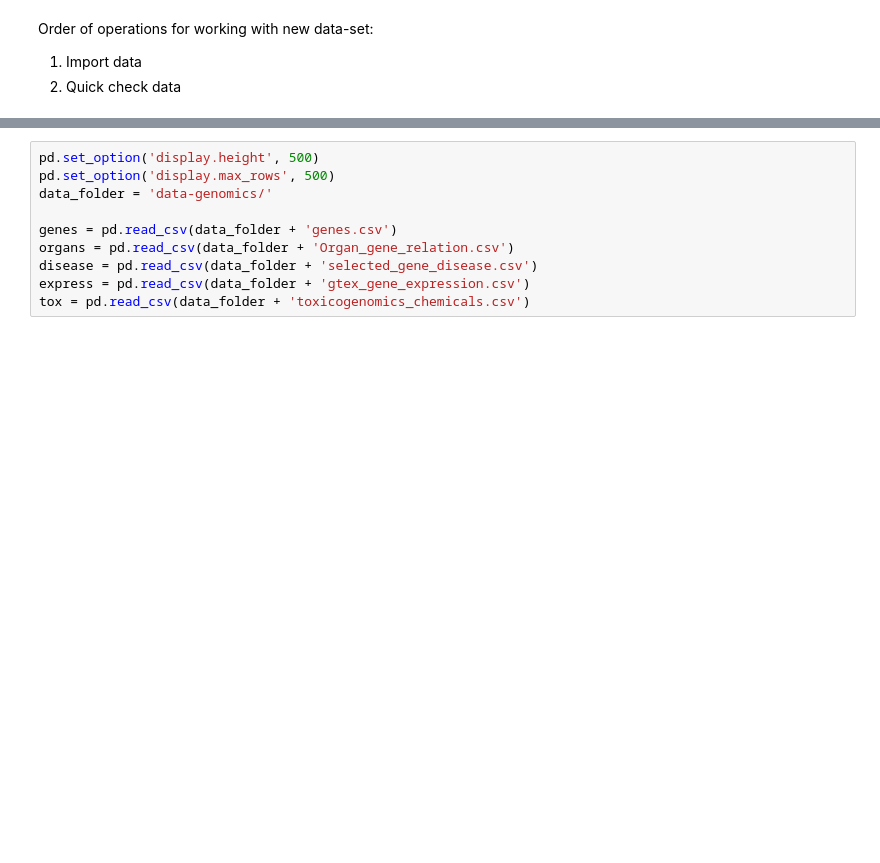
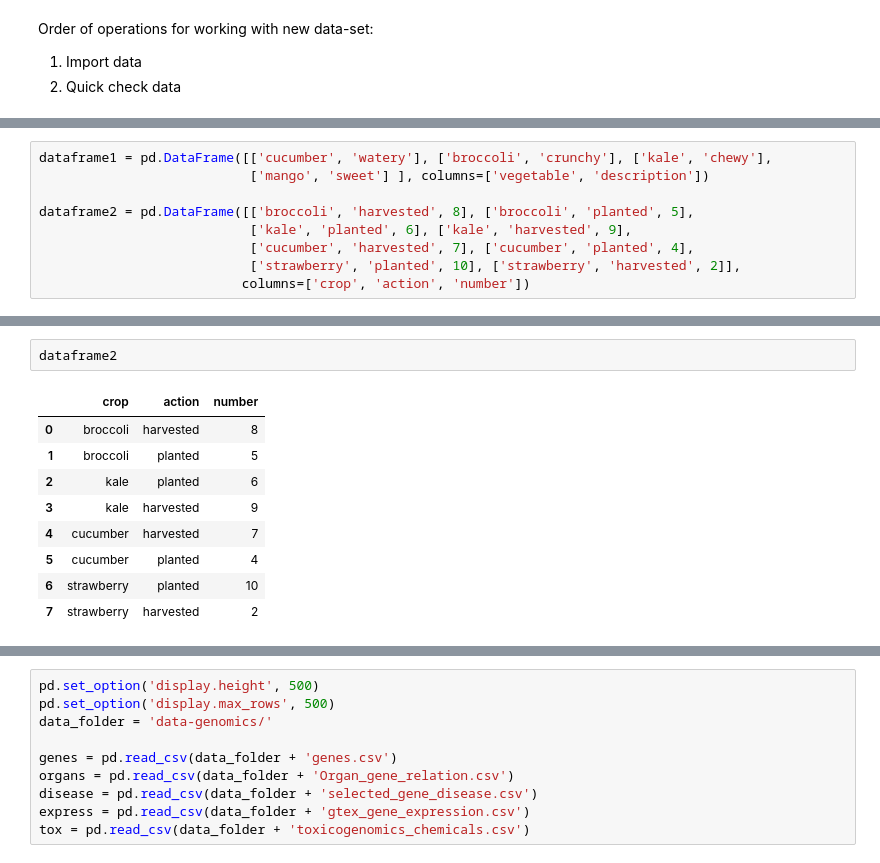
Before and after one commit to moranse/20171104-MichiganDatathon, a Jupyter notebook: notebook/Shannon-practice-genomics.ipynb, the cells around one changed output, grey strips where cells are left out. Drawn from its saved outputs; the diff is of its cells as text; blank space fills up the shorter version.

```diff
--- a/notebook/Shannon-practice-genomics.ipynb
+++ b/notebook/Shannon-practice-genomics.ipynb
@@ -11,0 +262,9 @@ Organ_gene_relation.csv*      genes.csv*                    gtex_gene_expression
+# %%
+dataframe1 = pd.DataFrame([['cucumber', 'watery'], ['broccoli', 'crunchy'], ['kale', 'chewy'],
+                           ['mango', 'sweet'] ], columns=['vegetable', 'description'])
+
+dataframe2 = pd.DataFrame([['broccoli', 'harvested', 8], ['broccoli', 'planted', 5],
+                           ['kale', 'planted', 6], ['kale', 'harvested', 9],
+                           ['cucumber', 'harvested', 7], ['cucumber', 'planted', 4],
+                           ['strawberry', 'planted', 10], ['strawberry', 'harvested', 2]],
+                          columns=['crop', 'action', 'number'])
@@ -11,0 +279,12 @@ Organ_gene_relation.csv*      genes.csv*                    gtex_gene_expression
+# %%
+dataframe2
+# %% [output]
+|  | crop | action | number |
+| 0 | broccoli | harvested | 8 |
+| 1 | broccoli | planted | 5 |
+| 2 | kale | planted | 6 |
+| 3 | kale | harvested | 9 |
+| 4 | cucumber | harvested | 7 |
+| 5 | cucumber | planted | 4 |
+| 6 | strawberry | planted | 10 |
+| 7 | strawberry | harvested | 2 |
```
Also changed, not shown: parts of 41 cells of this notebook, 10 other files.
